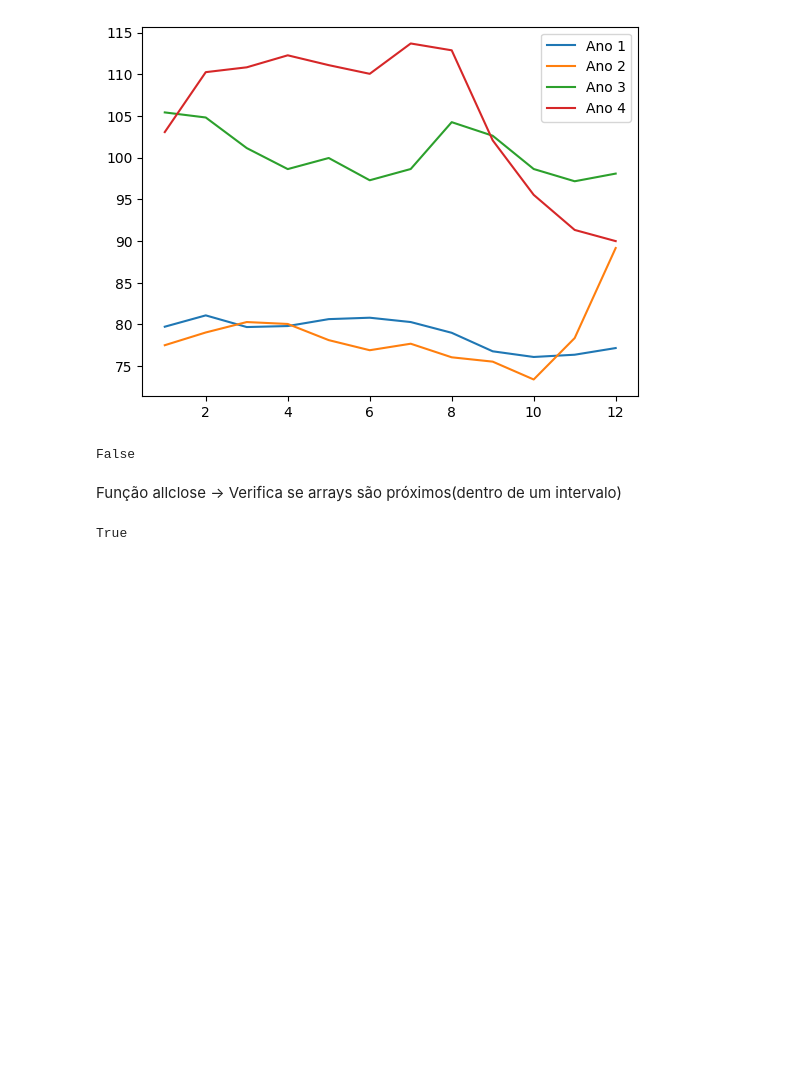
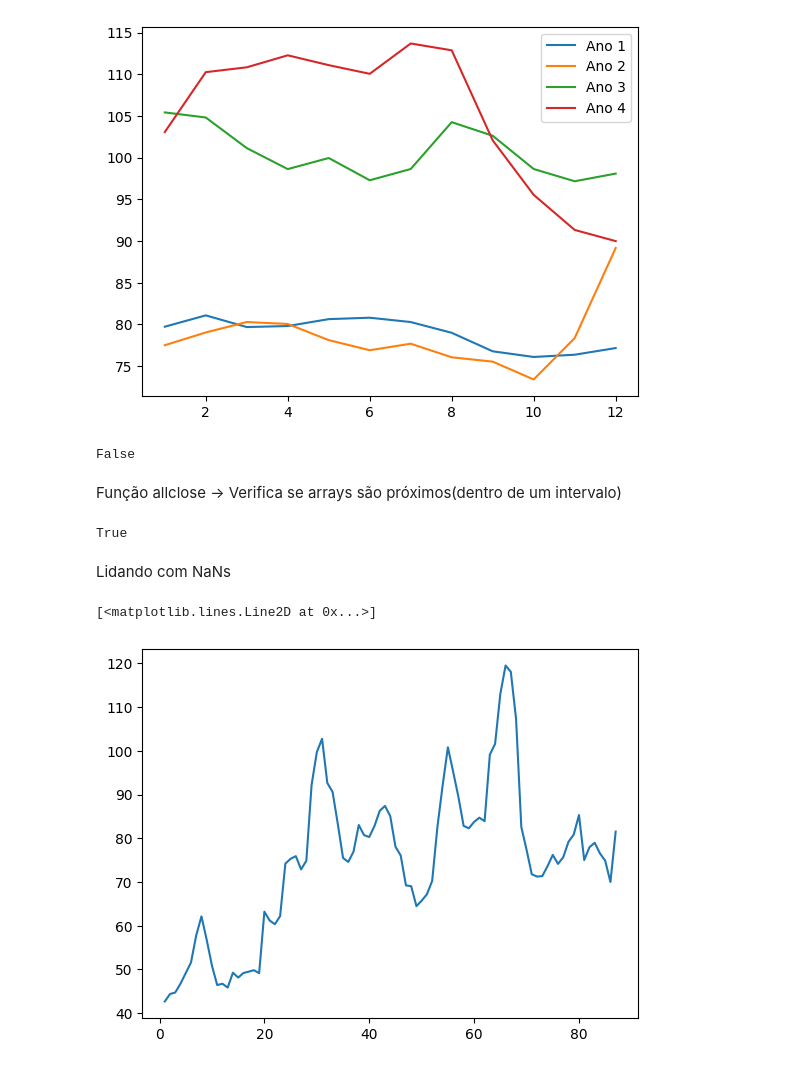
Before and after one commit to thsilvar/numpy-analise-numerica-eficiente-pythons, a Jupyter notebook: Numpy_Analise_Numerica_Eficiente_Pythons.ipynb, the cells around one changed output. Cells and saved outputs as stored; diff of their text form; code cells hidden in the pictures; blank space fills up the shorter version.

```diff
--- a/Numpy_Analise_Numerica_Eficiente_Pythons.ipynb
+++ b/Numpy_Analise_Numerica_Eficiente_Pythons.ipynb
@@ -109,3 +109,10 @@ Função allclose -> Verifica se arrays são próximos(dentro de um intervalo)
 np.allclose(Moscow_ano3,Moscow_ano4,1.01)
 # %% [output]
 True
+# %% [markdown]
+Lidando com NaNs
+# %%
+plt.plot(datas, Kaliningrad)
+# %% [output]
+[<matplotlib.lines.Line2D at 0x...>]
+[figure, added]
```
Also changed, not shown: parts of 20 cells of this notebook.
